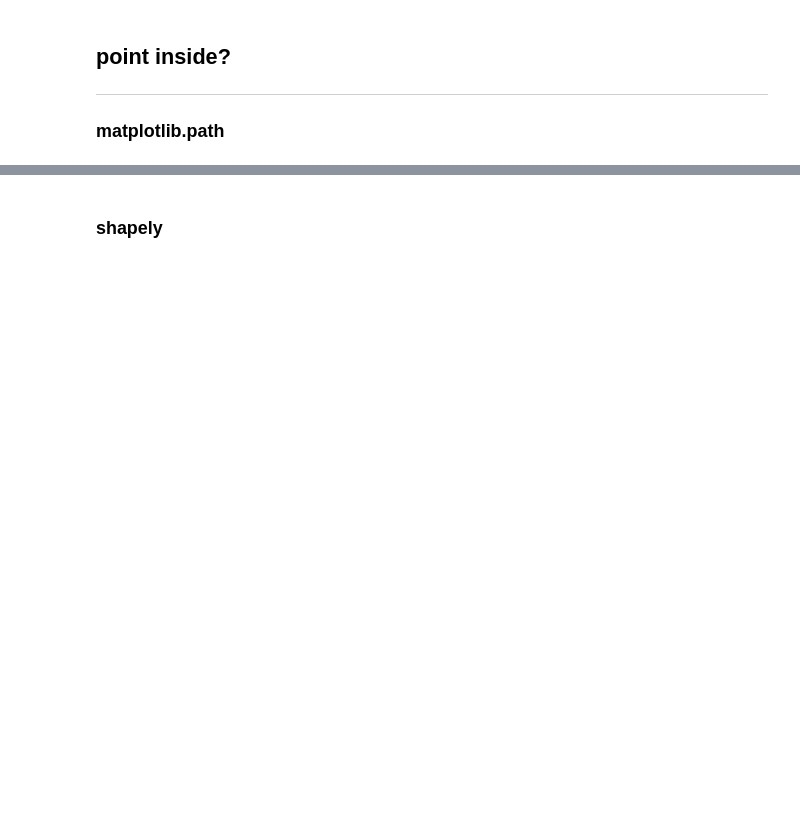
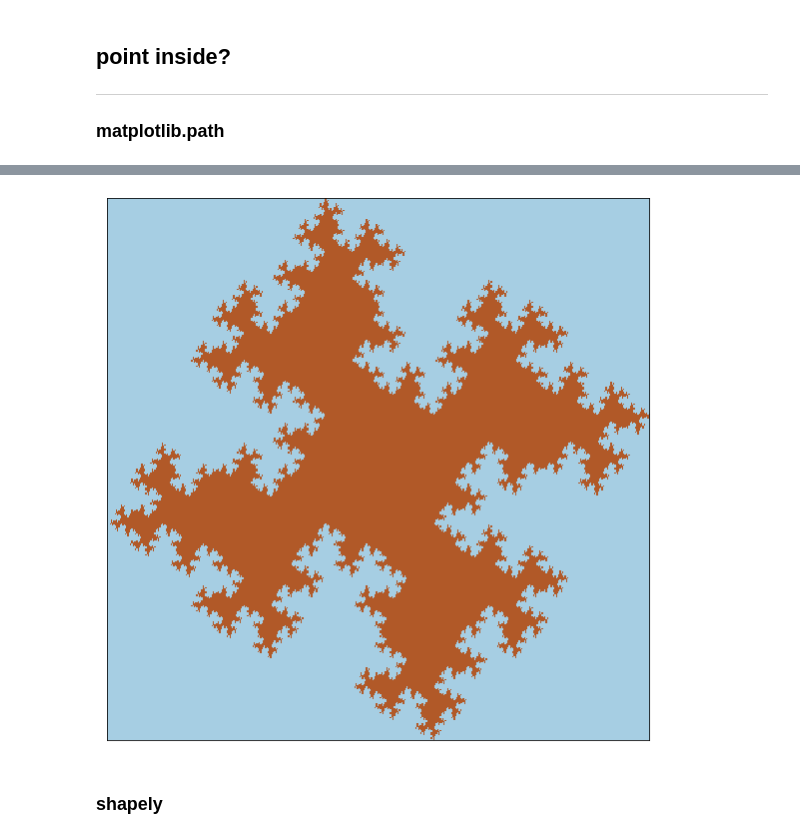
Before and after one commit to kklocker/NumFys, a Jupyter notebook: Assignment 1/test_matrix.ipynb, the cells around one changed output, grey strips where cells are left out. Saved outputs shown, nothing was run; the diff lists cells and outputs as text; code cells hidden in the pictures; blank space fills up the shorter version.

```diff
--- a/Assignment 1/test_matrix.ipynb
+++ b/Assignment 1/test_matrix.ipynb
@@ -91,6 +81,12 @@ all_points.shape
 # %%
 fig = plt.figure(figsize = (10,10))
-plt.imshow(fractal)
+plt.imshow(fractal, cmap="Paired")
+# plt.(all_points)
+plt.xticks([])
+plt.yticks([])
+plt.savefig(f"fractal_{4}_{0}.png")
+# %% [output]
+[figure, added]
 # %% [markdown]
 ### shapely
 # %%
```
Also changed, not shown: parts of 31 cells of this notebook, 50 other files.
